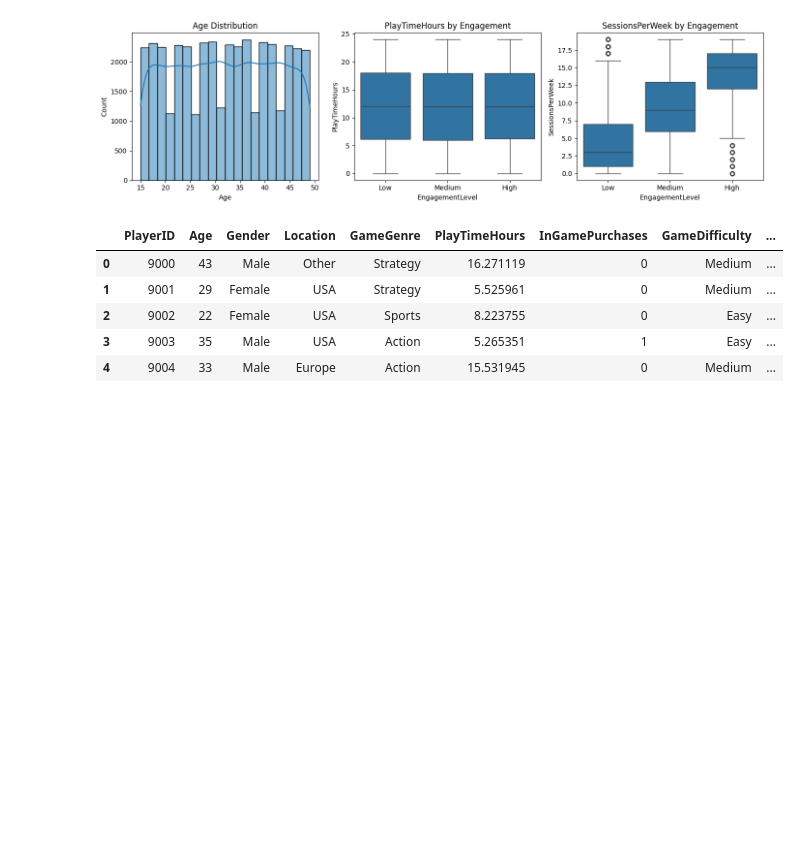
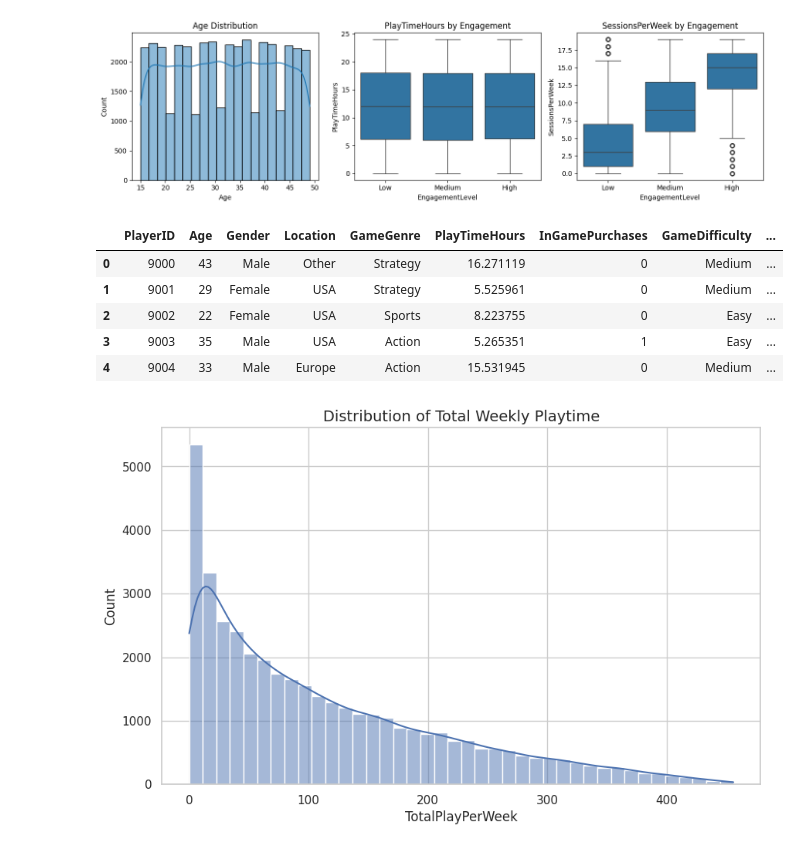
Before and after one commit to ajaynunna/Major-project---Online-gaming, a Jupyter notebook: Major_projects.ipynb, the cells around one changed output. Saved outputs shown, nothing was run; the diff lists cells and outputs as text; code cells hidden in the pictures; blank space fills up the shorter version.

```diff
--- a/Major_projects.ipynb
+++ b/Major_projects.ipynb
@@ -176,3 +176,21 @@ df.head()
 | 2 | 9002 | 22 | Female | USA | Sports | 8.223755 | 0 | Easy | ... |
 | 3 | 9003 | 35 | Male | USA | Action | 5.265351 | 1 | Easy | ... |
 | 4 | 9004 | 33 | Male | Europe | Action | 15.531945 | 0 | Medium | ... |
+# %%
+import matplotlib.pyplot as plt
+import seaborn as sns
+
+# Setting plot style
+sns.set(style="whitegrid")
+
+
+# Distribution of TotalPlayPerWeek
+
+plt.figure(figsize=(10, 6))
+sns.histplot(df['TotalPlayPerWeek'], bins=40, kde=True)
+plt.title("Distribution of Total Weekly Playtime", fontsize=14)
+plt.xlabel("TotalPlayPerWeek")
+plt.ylabel("Count")
+plt.show()
+# %% [output]
+[figure, added]
```
Also changed, not shown: parts of 1 cell of this notebook.
